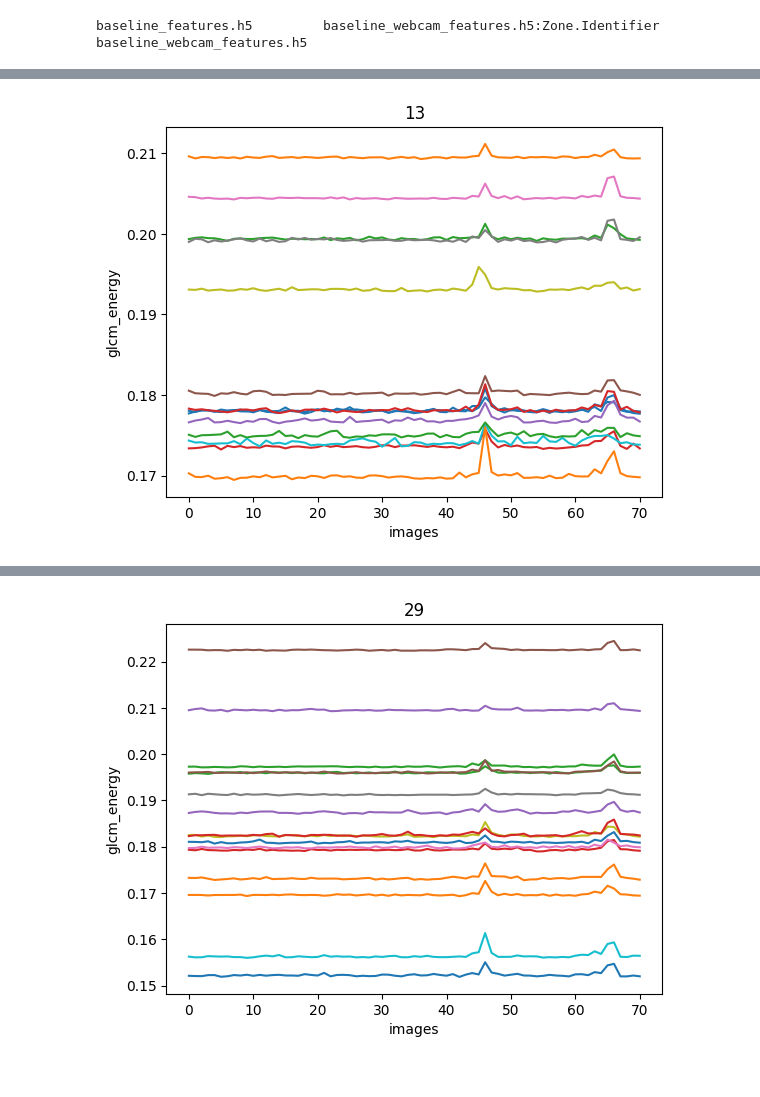
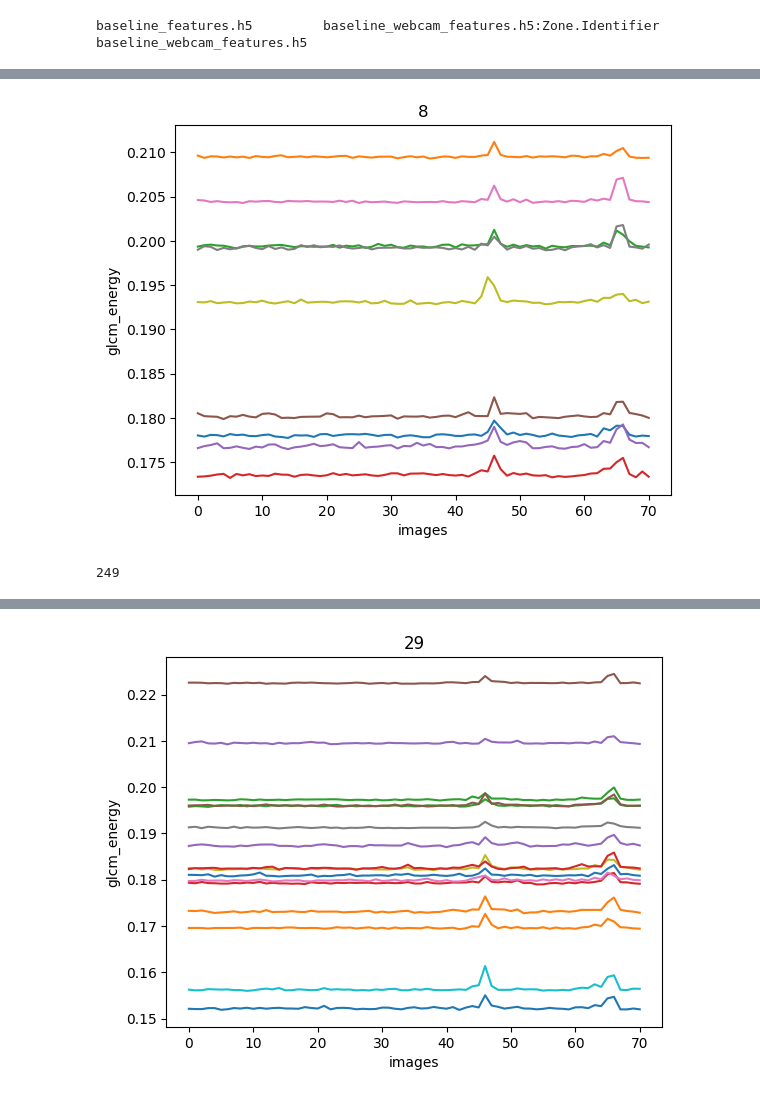
Before and after one commit to pawel21/Computer_vision_for_MAGIC, a Jupyter notebook: notebooks/baseline/check_for_webcam_img.ipynb, the cells around one changed output, grey strips where cells are left out. Cells and saved outputs as stored; diff of their text form; code cells hidden in the pictures.

Commit message:
wokr on baseline

```diff
--- a/notebooks/baseline/check_for_webcam_img.ipynb
+++ b/notebooks/baseline/check_for_webcam_img.ipynb
@@ -50,7 +50,10 @@ baseline_webcam_features.h5
 # %%
 BASELINE_DIR = Path("home/pgliwny/Praca/Computer_vision_for_MAGIC/data/baseline")
 
-with h5py.File("/home/pgliwny/Praca/Computer_vision_for_MAGIC/data/baseline//baseline_webcam_features.h5", "r") as f:
+BASELINE_FILE_UBUNTU = "/media/pgliwny/ADATA HD3303/Computer_Vision_system/data/baseline/baseline_webcam_features.h5"
+BASELINE_FILE_WSL = "/home/pgliwny/Praca/Computer_vision_for_MAGIC/data/baseline/baseline_webcam_features.h5"
+
+with h5py.File(BASELINE_FILE_UBUNTU, "r") as f:
     features = f["feature_matrix"][:]        # (n_images, 249, 11)
     valid = f["valid_mask"][:]               # (n_images, 249)
     names = [n.decode() for n in f["features_name"][:]]
@@ -96,10 +101,14 @@ def plot_baseline_from_feature(mirror_id, feature_name):
     plt.title(mirror_id)
     #plt.show()
 # %%
-row_sizes = [14, 16, 18, 20, 22, 24, 26, 28, 26, 24, 22, 20, 18, 16, 14]
+row_sizes = [9, 11, 13, 15, 17, 17, 17, 17, 17, 17, 17, 17, 17, 15, 13, 11, 9]
 plt.figure()
-for i in range(0, 14):
+for i in range(0, 9):
     plot_baseline_from_feature(i, 'glcm_energy')
 plt.show()
 # %% [output]
-[figure, old version]
+[figure, new version]
+# %%
+sum(row_sizes)
+# %% [output]
+249
```
Also changed, not shown: parts of 4 cells of this notebook, 1 other file.
